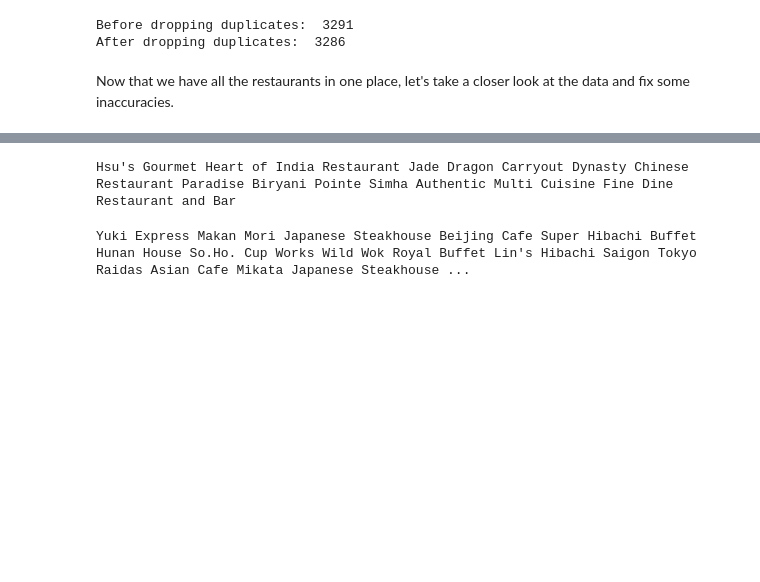
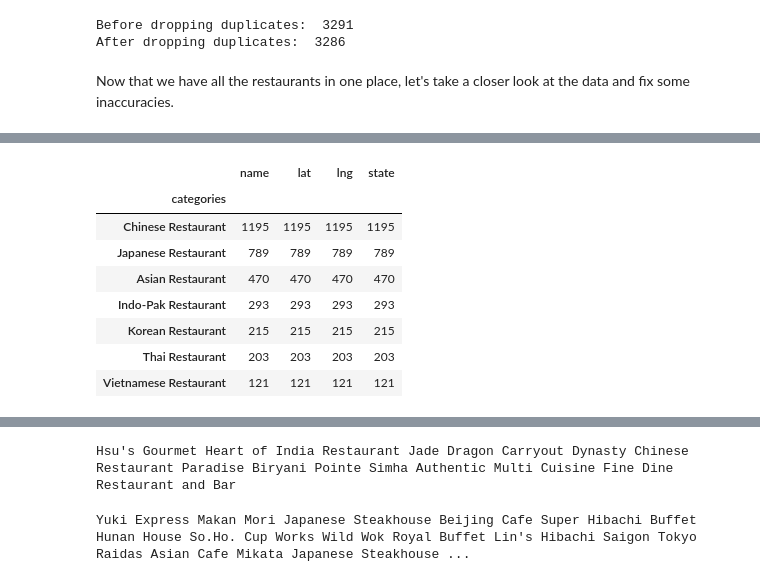
Before and after one commit to JamesDCage/Final-Week-0, a Jupyter notebook: Extracting_Data_from_Foursquare.ipynb, the cells around one changed output, grey strips where cells are left out. Cells and saved outputs as stored; diff of their text form; code cells hidden in the pictures; blank space fills up the shorter version.

```diff
--- a/Extracting_Data_from_Foursquare.ipynb
+++ b/Extracting_Data_from_Foursquare.ipynb
@@ -551,0 +633,12 @@ df_georgia.shape
+# %%
+df_georgia.groupby('categories').count().sort_values(by=['name'], ascending=False)
+# %% [output]
+|  | name | lat | lng | state |
+| categories |  |  |  |  |
+| Chinese Restaurant | 1195 | 1195 | 1195 | 1195 |
+| Japanese Restaurant | 789 | 789 | 789 | 789 |
+| Asian Restaurant | 470 | 470 | 470 | 470 |
+| Indo-Pak Restaurant | 293 | 293 | 293 | 293 |
+| Korean Restaurant | 215 | 215 | 215 | 215 |
+| Thai Restaurant | 203 | 203 | 203 | 203 |
+| Vietnamese Restaurant | 121 | 121 | 121 | 121 |
```
Also changed, not shown: parts of 19 cells of this notebook, 1 other file.
